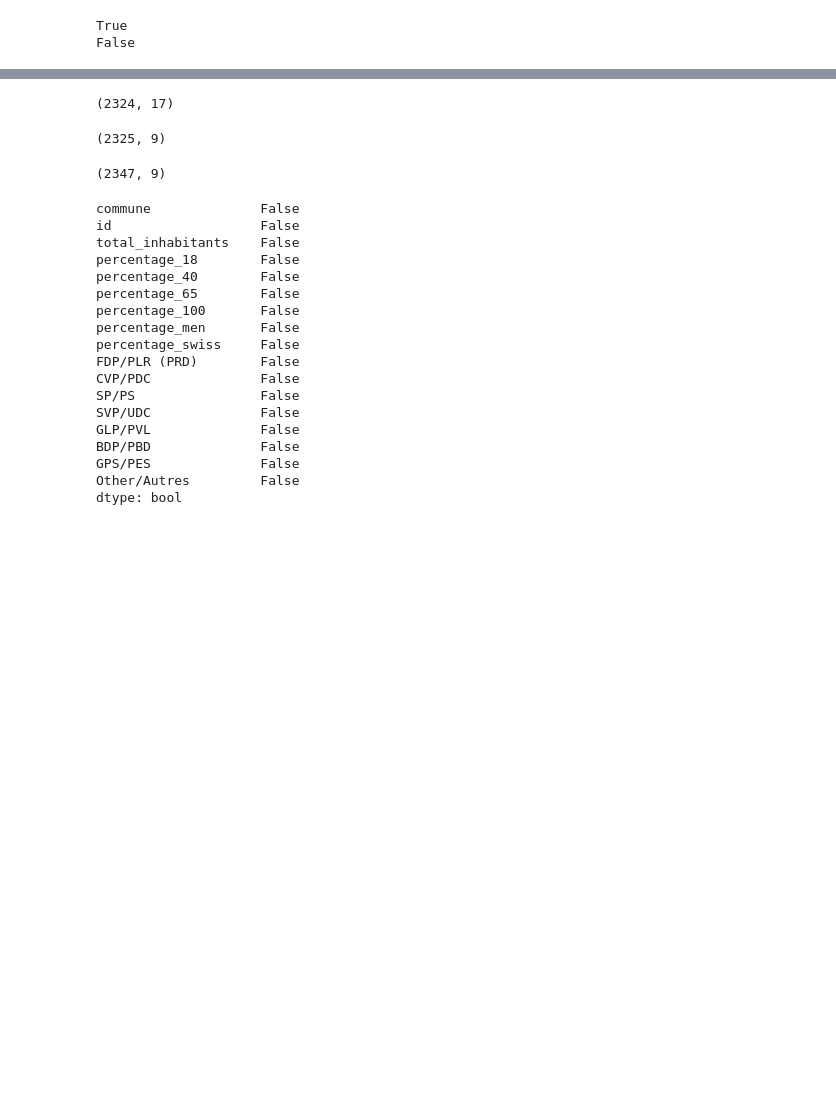
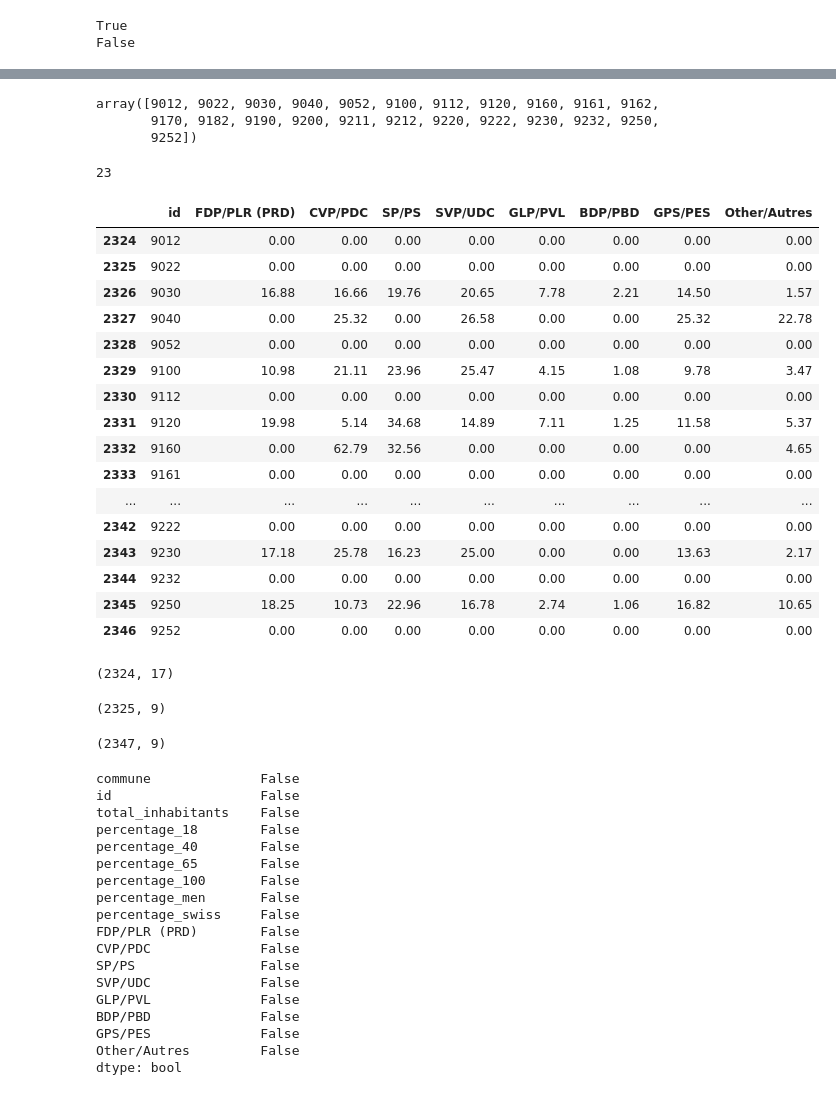
Before and after one commit to christophebertrand/votation-visualisation, a Jupyter notebook: data/data_to_be_processed/merge_with_commune_data.ipynb, the cells around one changed output, grey strips where cells are left out. Saved outputs shown, nothing was run; the diff lists cells and outputs as text; code cells hidden in the pictures; blank space fills up the shorter version.

Commit message:
checked why some rows were lost during the merge_with_commune_data. Apparently there are rows that are not communes in the politique data. So this is ok.

```diff
--- a/data/data_to_be_processed/merge_with_commune_data.ipynb
+++ b/data/data_to_be_processed/merge_with_commune_data.ipynb
@@ -13,7 +13,7 @@ pd.set_option('display.max_columns', 500) # show more columns
 nan = np.nan # store numpy.nan in 'nan'
 # %%
 data_to_merge = pd.read_csv('cleaned_data/2015/cleaned_politique_party_percentages2015.csv')
-data_commune = pd.read_csv('../municipalities/2015/data_commune.csv')
+data_commune = pd.read_csv('../municipalities/2015/orig_data_commune.csv')
 data_to_merge.rename(columns={'commune_id':'id'}, inplace=True)
 # %%
 data_to_merge.head()
@@ -66,3 +75,34 @@ merged.head()
+# %%
+not_in_data_commune = [i for i in np.array(data_to_merge['id']) if i not in np.array(data_commune['id'])]
+np.array(not_in_data_commune)
+# %% [output]
+array([9012, 9022, 9030, 9040, 9052, 9100, 9112, 9120, 9160, 9161, 9162,
+       9170, 9182, 9190, 9200, 9211, 9212, 9220, 9222, 9230, 9232, 9250,
+       9252])
+# %%
+len(not_in_data_commune)
+# %% [output]
+23
+# %%
+data_to_merge[data_to_merge['id'].isin(not_in_data_commune)]
+# %% [output]
+|  | id | FDP/PLR (PRD) | CVP/PDC | SP/PS | SVP/UDC | GLP/PVL | BDP/PBD | GPS/PES | Other/Autres |
+| 2324 | 9012 | 0.00 | 0.00 | 0.00 | 0.00 | 0.00 | 0.00 | 0.00 | 0.00 |
+| 2325 | 9022 | 0.00 | 0.00 | 0.00 | 0.00 | 0.00 | 0.00 | 0.00 | 0.00 |
+| 2326 | 9030 | 16.88 | 16.66 | 19.76 | 20.65 | 7.78 | 2.21 | 14.50 | 1.57 |
+| 2327 | 9040 | 0.00 | 25.32 | 0.00 | 26.58 | 0.00 | 0.00 | 25.32 | 22.78 |
+| 2328 | 9052 | 0.00 | 0.00 | 0.00 | 0.00 | 0.00 | 0.00 | 0.00 | 0.00 |
+| 2329 | 9100 | 10.98 | 21.11 | 23.96 | 25.47 | 4.15 | 1.08 | 9.78 | 3.47 |
+| 2330 | 9112 | 0.00 | 0.00 | 0.00 | 0.00 | 0.00 | 0.00 | 0.00 | 0.00 |
+| 2331 | 9120 | 19.98 | 5.14 | 34.68 | 14.89 | 7.11 | 1.25 | 11.58 | 5.37 |
+| 2332 | 9160 | 0.00 | 62.79 | 32.56 | 0.00 | 0.00 | 0.00 | 0.00 | 4.65 |
+| 2333 | 9161 | 0.00 | 0.00 | 0.00 | 0.00 | 0.00 | 0.00 | 0.00 | 0.00 |
+| ... | ... | ... | ... | ... | ... | ... | ... | ... | ... |
+| 2342 | 9222 | 0.00 | 0.00 | 0.00 | 0.00 | 0.00 | 0.00 | 0.00 | 0.00 |
+| 2343 | 9230 | 17.18 | 25.78 | 16.23 | 25.00 | 0.00 | 0.00 | 13.63 | 2.17 |
+| 2344 | 9232 | 0.00 | 0.00 | 0.00 | 0.00 | 0.00 | 0.00 | 0.00 | 0.00 |
+| 2345 | 9250 | 18.25 | 10.73 | 22.96 | 16.78 | 2.74 | 1.06 | 16.82 | 10.65 |
+| 2346 | 9252 | 0.00 | 0.00 | 0.00 | 0.00 | 0.00 | 0.00 | 0.00 | 0.00 |
 # %%
 merged.shape
 # %% [output]
```
Also changed, not shown: parts of 5 cells of this notebook, 3 other files.
